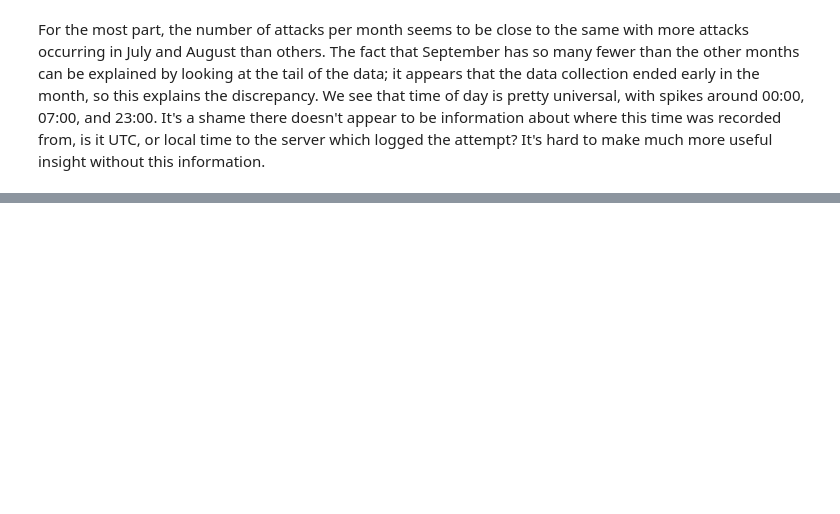
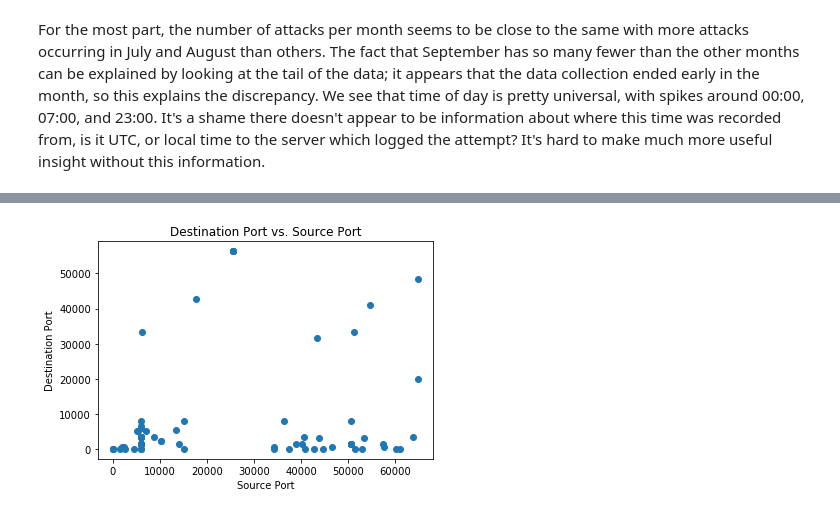
Before and after one commit to Mackengine/AWS-Honeypots, a Jupyter notebook: AWS_Honeypot_Attacks.ipynb, the cells around one changed output, grey strips where cells are left out. Drawn from its saved outputs; the diff is of its cells as text; code cells hidden in the pictures; blank space fills up the shorter version.

```diff
--- a/AWS_Honeypot_Attacks.ipynb
+++ b/AWS_Honeypot_Attacks.ipynb
@@ -172,0 +189,8 @@ We were able to glean some interesting information from this dataset. Given more
+# %%
+plt.scatter(x=sample1['spt'],y=sample1['dpt'])
+plt.xlabel("Source Port")
+plt.ylabel("Destination Port")
+plt.title("Destination Port vs. Source Port")
+plt.show()
+# %% [output]
+[figure, added]
```
Also changed, not shown: parts of 11 cells of this notebook.
